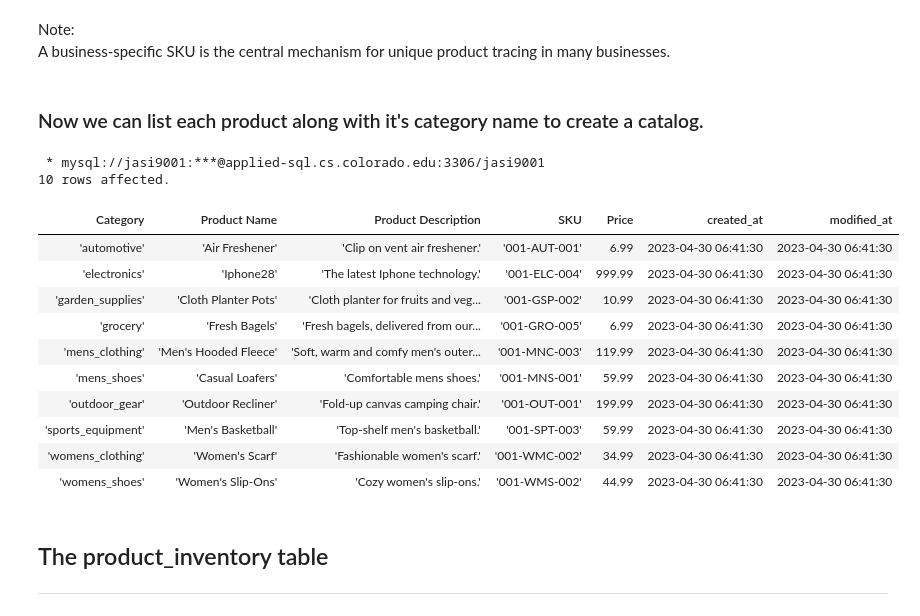
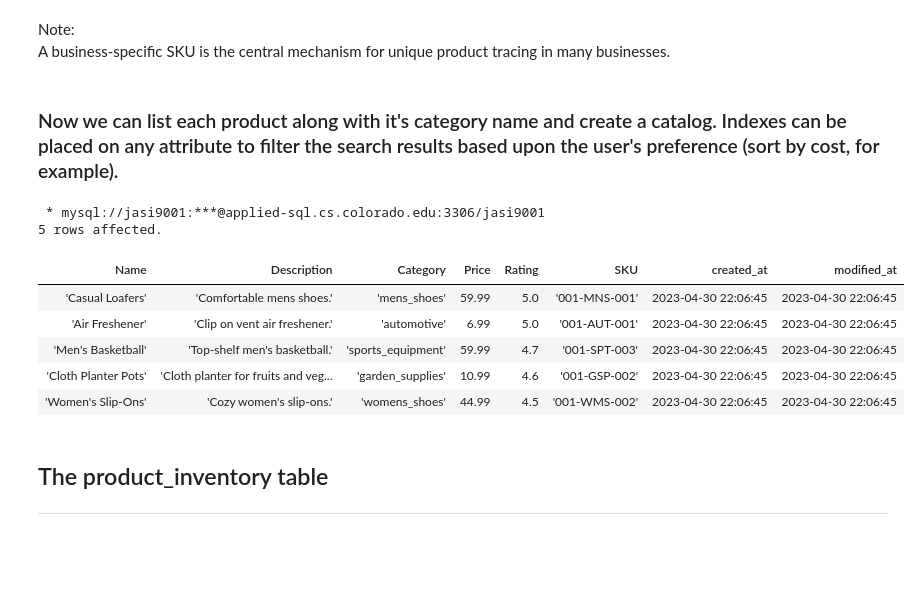
Before and after one commit to Micah614/P2P_Retail_Database, a Jupyter notebook: P2P_DB.ipynb, the cells around one changed output. Saved outputs shown, nothing was run; the diff lists cells and outputs as text; code cells hidden in the pictures; blank space fills up the shorter version.

Commit message:
Added product rating attribute and a cte to order the product catalog by any attribute.

```diff
--- a/P2P_DB.ipynb
+++ b/P2P_DB.ipynb
@@ -644,29 +651,28 @@ CREATE TABLE product (
 # %%
-product_list = [[1, "Outdoor Recliner", "Fold-up canvas camping chair.", "001-OUT-001", 199.99],
-                [2, "Men's Hooded Fleece", "Soft, warm and comfy men's outer garment.", "001-MNC-003", 119.99],
-                [3, "Casual Loafers", "Comfortable mens shoes.", "001-MNS-001", 59.99],
-                [4, "Women's Scarf", "Fashionable women's scarf.", "001-WMC-002", 34.99],
-                [5, "Women's Slip-Ons", "Cozy women's slip-ons.", "001-WMS-002", 44.99],
-                [6, "Cloth Planter Pots", "Cloth planter for fruits and veggetables.", "001-GSP-002", 10.99],
-                [7, "Men's Basketball", "Top-shelf men's basketball.", "001-SPT-003", 59.99],
-                [8, "Iphone28", "The latest Iphone technology.", "001-ELC-004", 999.99],
-                [9, "Fresh Bagels", "Fresh bagels, delivered from our a bakery.", "001-GRO-005", 6.99],
-                [10, "Air Freshener", "Clip on vent air freshener.", "001-AUT-001", 6.99],
-                [7, "Duplicate SKU", "Duplicate SKU test.", "001-AUT-001", 6.99],  # Duplicate SKU's should fail the insert test.
-                [7, "Duplicate SKU", "Duplicate SKU test.", "001-GRO-005", 6.99],
+product_list = [[1, "Outdoor Recliner", "Fold-up canvas camping chair.", "001-OUT-001", 199.99, 4.2],
+                [2, "Men's Hooded Fleece", "Soft, warm and comfy men's outer garment.", "001-MNC-003", 119.99, 3.9],
+                [3, "Casual Loafers", "Comfortable mens shoes.", "001-MNS-001", 59.99, 5.0],
+                [4, "Women's Scarf", "Fashionable women's scarf.", "001-WMC-002", 34.99, 2.8],
+                [5, "Women's Slip-Ons", "Cozy women's slip-ons.", "001-WMS-002", 44.99, 4.5],
+                [6, "Cloth Planter Pots", "Cloth planter for fruits and veggetables.", "001-GSP-002", 10.99, 4.6],
+                [7, "Men's Basketball", "Top-shelf men's basketball.", "001-SPT-003", 59.99, 4.7],
+                [8, "Iphone28", "The latest Iphone technology.", "001-ELC-004", 999.99, 2.0],
+                [9, "Fresh Bagels", "Fresh bagels, delivered from our a bakery.", "001-GRO-005", 6.99, 1.9],
+                [10, "Air Freshener", "Clip on vent air freshener.", "001-AUT-001", 6.99, 5.0],
+                [7, "Duplicate SKU", "Duplicate SKU test.", "001-AUT-001", 6.99, 4.1],  # Duplicate SKU, should FAIL.
+                [7, "Duplicate SKU", "Duplicate SKU test.", "001-GRO-005", 6.99, 3.5],  # Duplicate SKU, should FAIL.
                ]
-# might wish to sort by category id.
 # %%
 insert_products = """
 INSERT INTO
-    product (category_id, product_name, product_desc, sku, price)
+    product (category_id, product_name, product_desc, sku, price, rating)
 VALUES
-    ("%s","%s","%s","%s","%s");
+    ("%s","%s","%s","%s","%s","%s");
 """
 
 for product in product_list:
     try:
-        res = con.execute(insert_products, product[0], product[1], product[2], product[3], product[4])
+        res = con.execute(insert_products, product[0], product[1], product[2], product[3], product[4], product[5])
         print("SUCCESS! inserted product:", "'" + product[1] + "'|", "SKU:", product[3])
     except:
         print("FAILED. Could not insert product:", "'" + product[1] + "'|", "SKU:", product[3])
@@ -687,32 +693,33 @@ FAILED. Could not insert product: 'Duplicate SKU'| SKU: 001-GRO-005
 Note:<br>
 A business-specific SKU is the central mechanism for unique product tracing in many businesses.
 # %% [markdown]
-<h3>Now we can list each product along with it's category name to create a catalog.</h3>
+<h3>Now we can list each product along with it's category name and create a catalog. Indexes can be placed on any attribute to filter the search results based upon the user's preference (sort by cost, for example).</h3>
 # %%
 %%sql
+WITH product_catalog AS (
 SELECT
-    product_category.category_name AS 'Category', product.product_name AS 'Product Name', product.product_desc AS 'Product Description',
-        product.sku AS 'SKU', product.price AS 'Price', product.created_at AS 'created_at', product.modified_at AS 'modified_at'
+    product.product_name AS 'Name',  product.product_desc AS 'Description', product_category.category_name AS 'Category',
+        product.price AS 'Price', product.rating AS 'Rating', product.sku AS 'SKU', product.created_at AS 'created_at', product.modified_at AS 'modified_at'
 FROM
     product_category
 INNER JOIN
     product
 ON
-    product.category_id = product_category.category_id;
+    product.category_id = product_category.category_id
+)
+
+SELECT * FROM product_catalog
+ORDER BY product_catalog.Rating DESC
+LIMIT 5;  # change the last term and sort the list by any attribute you like.
 # %% [output]
  * mysql://jasi9001:***@applied-sql.cs.colorado.edu:3306/jasi9001
-10 rows affected.
+5 rows affected.
-| Category | Product Name | Product Description | SKU | Price | created_at | modified_at |
-| 'automotive' | 'Air Freshener' | 'Clip on vent air freshener.' | '001-AUT-001' | 6.99 | 2023-04-30 06:41:30 | 2023-04-30 06:41:30 |
-| 'electronics' | 'Iphone28' | 'The latest Iphone technology.' | '001-ELC-004' | 999.99 | 2023-04-30 06:41:30 | 2023-04-30 06:41:30 |
-| 'garden_supplies' | 'Cloth Planter Pots' | 'Cloth planter for fruits and veg... | '001-GSP-002' | 10.99 | 2023-04-30 06:41:30 | 2023-04-30 06:41:30 |
-| 'grocery' | 'Fresh Bagels' | 'Fresh bagels, delivered from our... | '001-GRO-005' | 6.99 | 2023-04-30 06:41:30 | 2023-04-30 06:41:30 |
-| 'mens_clothing' | 'Men's Hooded Fleece' | 'Soft, warm and comfy men's outer... | '001-MNC-003' | 119.99 | 2023-04-30 06:41:30 | 2023-04-30 06:41:30 |
-| 'mens_shoes' | 'Casual Loafers' | 'Comfortable mens shoes.' | '001-MNS-001' | 59.99 | 2023-04-30 06:41:30 | 2023-04-30 06:41:30 |
-| 'outdoor_gear' | 'Outdoor Recliner' | 'Fold-up canvas camping chair.' | '001-OUT-001' | 199.99 | 2023-04-30 06:41:30 | 2023-04-30 06:41:30 |
-| 'sports_equipment' | 'Men's Basketball' | 'Top-shelf men's basketball.' | '001-SPT-003' | 59.99 | 2023-04-30 06:41:30 | 2023-04-30 06:41:30 |
-| 'womens_clothing' | 'Women's Scarf' | 'Fashionable women's scarf.' | '001-WMC-002' | 34.99 | 2023-04-30 06:41:30 | 2023-04-30 06:41:30 |
-| 'womens_shoes' | 'Women's Slip-Ons' | 'Cozy women's slip-ons.' | '001-WMS-002' | 44.99 | 2023-04-30 06:41:30 | 2023-04-30 06:41:30 |
+| Name | Description | Category | Price | Rating | SKU | created_at | modified_at |
+| 'Casual Loafers' | 'Comfortable mens shoes.' | 'mens_shoes' | 59.99 | 5.0 | '001-MNS-001' | 2023-04-30 22:06:45 | 2023-04-30 22:06:45 |
+| 'Air Freshener' | 'Clip on vent air freshener.' | 'automotive' | 6.99 | 5.0 | '001-AUT-001' | 2023-04-30 22:06:45 | 2023-04-30 22:06:45 |
+| 'Men's Basketball' | 'Top-shelf men's basketball.' | 'sports_equipment' | 59.99 | 4.7 | '001-SPT-003' | 2023-04-30 22:06:45 | 2023-04-30 22:06:45 |
+| 'Cloth Planter Pots' | 'Cloth planter for fruits and veg... | 'garden_supplies' | 10.99 | 4.6 | '001-GSP-002' | 2023-04-30 22:06:45 | 2023-04-30 22:06:45 |
+| 'Women's Slip-Ons' | 'Cozy women's slip-ons.' | 'womens_shoes' | 44.99 | 4.5 | '001-WMS-002' | 2023-04-30 22:06:45 | 2023-04-30 22:06:45 |
 # %% [markdown]
 ## The product_inventory table
 <hr/>
```
Also changed, not shown: parts of 4 cells of this notebook.
